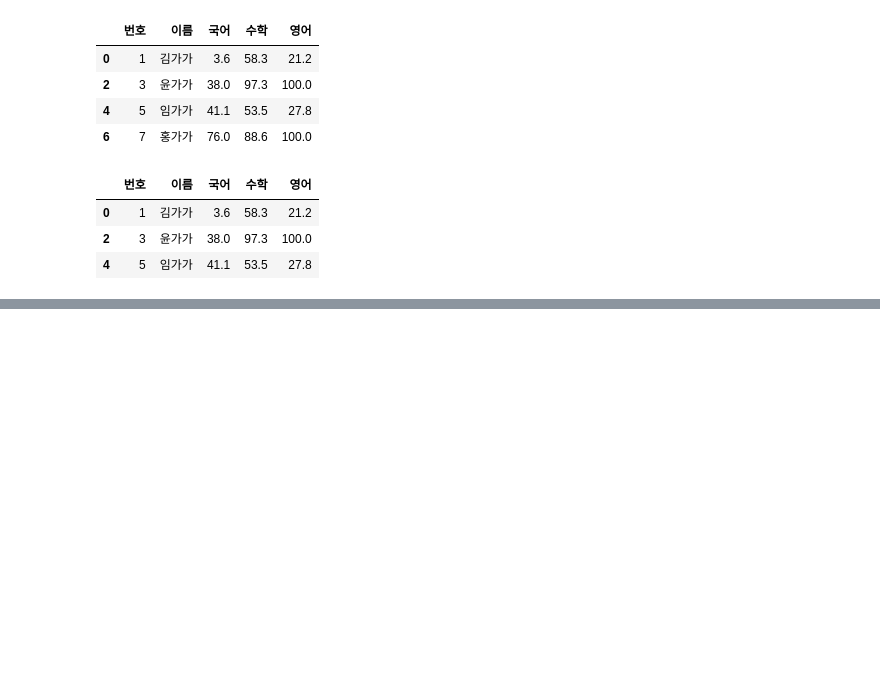
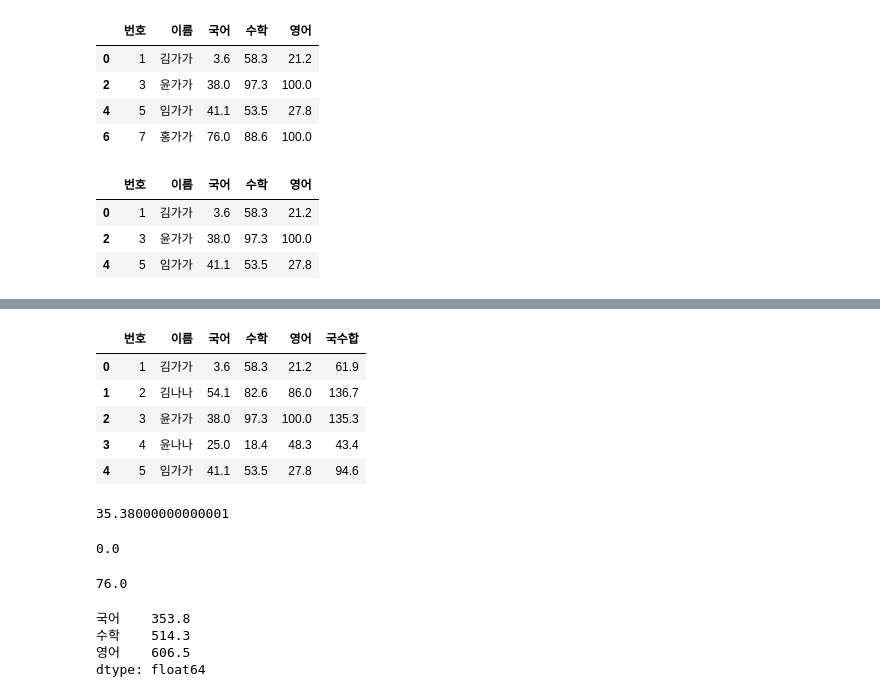
Before and after one commit to urous3814/Sorabol-SharingCamp, a Jupyter notebook: 09/06/Colab.ipynb, the cells around one changed output, grey strips where cells are left out. Cells and saved outputs as stored; diff of their text form; code cells hidden in the pictures; blank space fills up the shorter version.

```diff
--- a/09/06/Colab.ipynb
+++ b/09/06/Colab.ipynb
@@ -369,0 +395,29 @@ df[(df['국어'] < 50) & (df['이름'].str.contains('가'))]
+# %%
+df['국수합']=df['국어']+df['수학']
+df.head()
+# %% [output]
+|  | 번호 | 이름 | 국어 | 수학 | 영어 | 국수합 |
+| 0 | 1 | 김가가 | 3.6 | 58.3 | 21.2 | 61.9 |
+| 1 | 2 | 김나나 | 54.1 | 82.6 | 86.0 | 136.7 |
+| 2 | 3 | 윤가가 | 38.0 | 97.3 | 100.0 | 135.3 |
+| 3 | 4 | 윤나나 | 25.0 | 18.4 | 48.3 | 43.4 |
+| 4 | 5 | 임가가 | 41.1 | 53.5 | 27.8 | 94.6 |
+# %%
+df['국어'].mean()
+# %% [output]
+35.38000000000001
+# %%
+df['국어'].min()
+# %% [output]
+0.0
+# %%
+df['국어'].max()
+# %% [output]
+76.0
+# %%
+df.loc[:, '국어': '영어'].sum()
+# %% [output]
+국어    353.8
+수학    514.3
+영어    606.5
+dtype: float64
```
Also changed, not shown: parts of 9 cells of this notebook.
